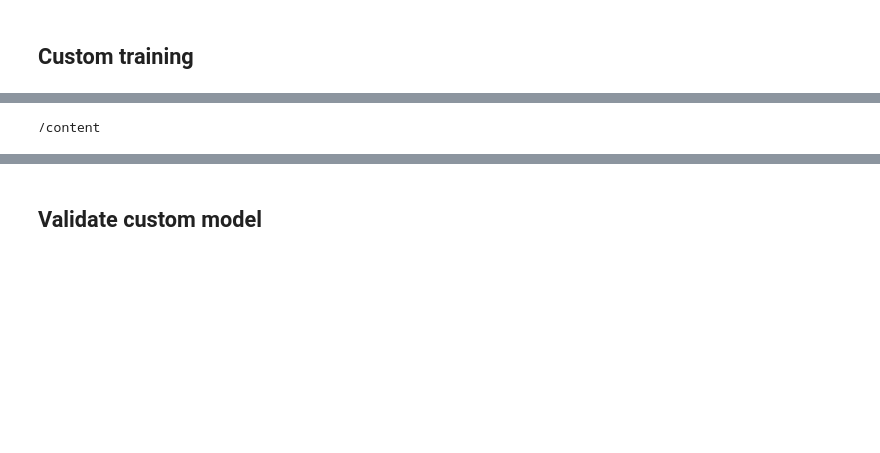
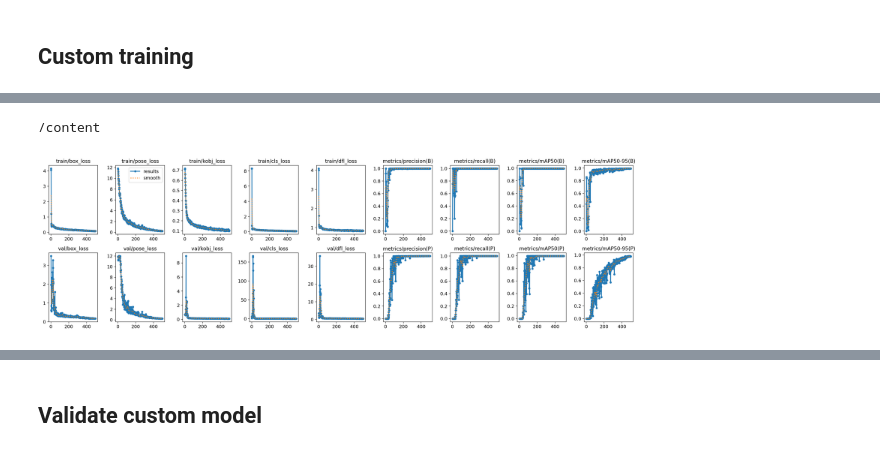
Before and after one commit to wassimos69/keypoint-detector, a Jupyter notebook: examples/soccer/notebooks/train_pitch_keypoint_detector.ipynb, the cells around one changed output, grey strips where cells are left out. Cells and saved outputs as stored; diff of their text form; code cells hidden in the pictures; blank space fills up the shorter version.

```diff
--- a/examples/soccer/notebooks/train_pitch_keypoint_detector.ipynb
+++ b/examples/soccer/notebooks/train_pitch_keypoint_detector.ipynb
@@ -116,19 +91,8 @@ labels.jpg  train_batch0.jpg  train_batch2.jpg
-# %%
-import os
-%cd {HOME}
-
-# Check if the correct directory exists based on the previous training run
-run_dir = f'{HOME}/runs/pose/train-2'
-
-# Construct the image path
-image_path = f'{run_dir}/results.png'
-
-# Check if the image file actually exists before trying to display it
-if os.path.exists(image_path):
-    Image(filename=image_path, width=600)
-else:
-    print(f"Error: The file {image_path} was not found. Please verify the training output directory and file name.")
-# %% [output]
-/content
+# %%
+%cd {HOME}
+Image(filename=f'{HOME}/runs/pose/train-4/results.png', width=600)
+# %% [output]
+/content
+[figure, added]
 # %%
 %cd {HOME}
```
Also changed, not shown: parts of 16 cells of this notebook.
